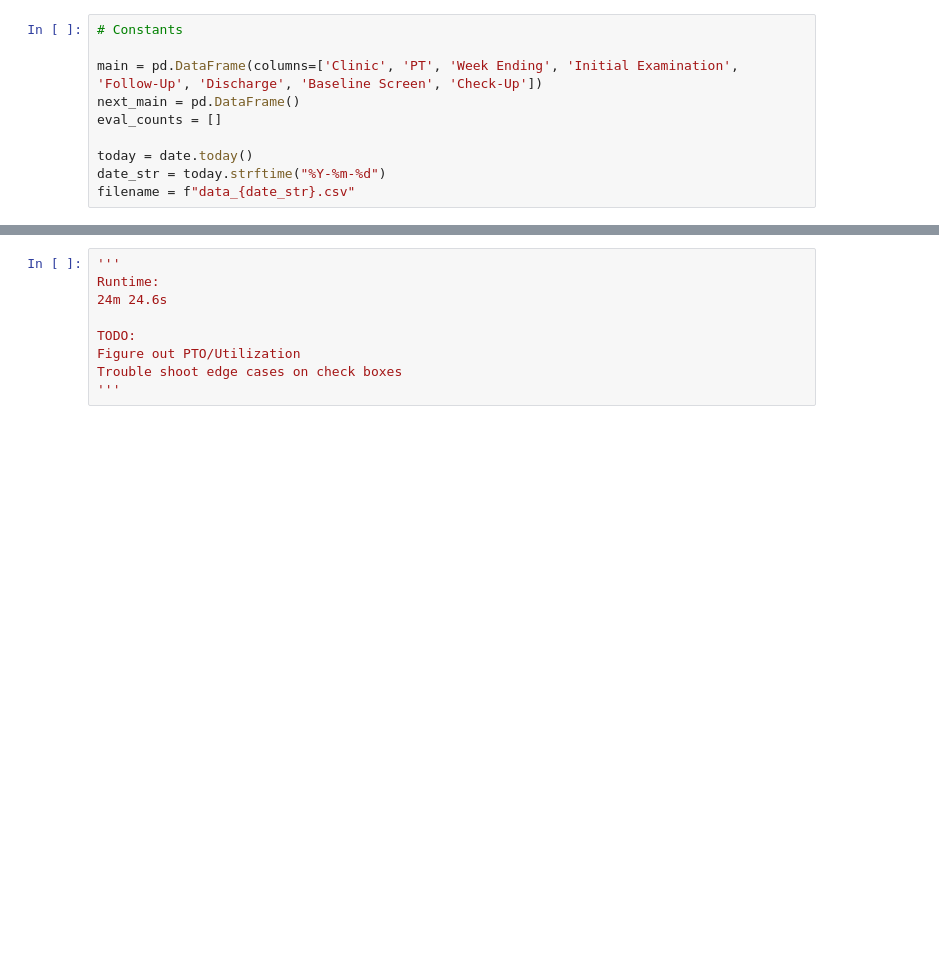
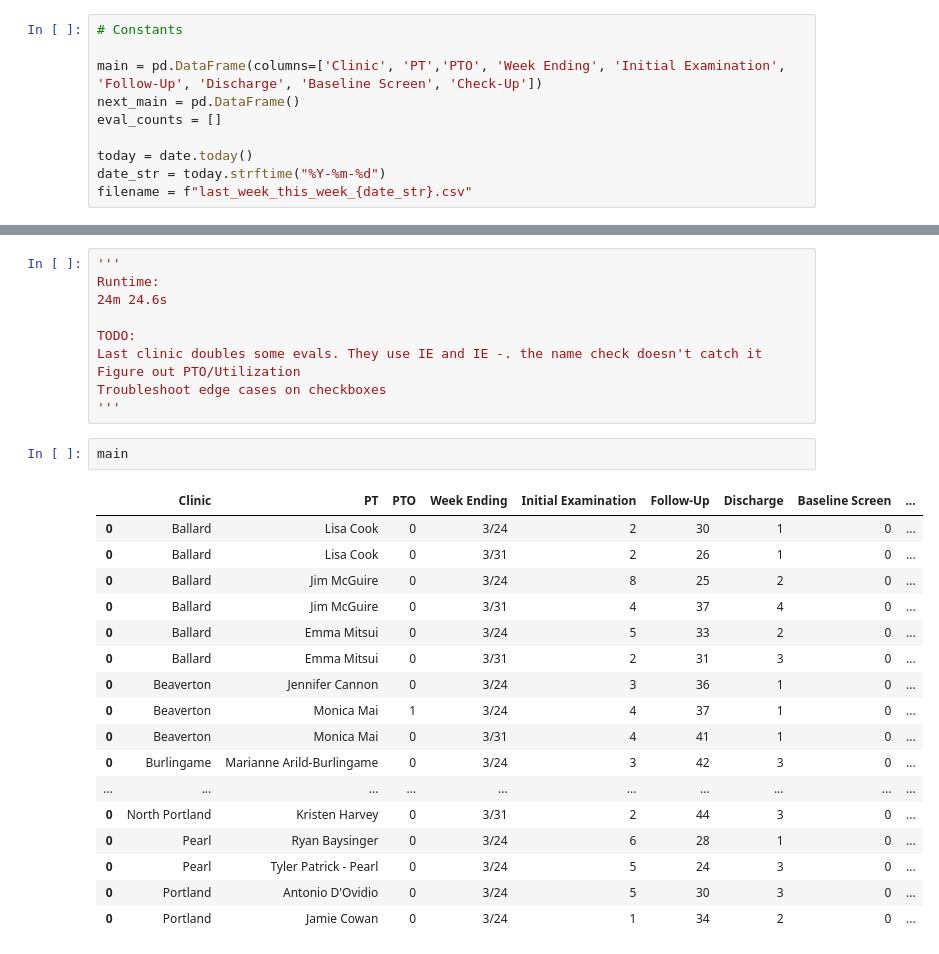
Before and after one commit to david-c-brown/webpt_navigation, a Jupyter notebook: colored_boxes.ipynb, the cells around one changed output, grey strips where cells are left out. Saved outputs shown, nothing was run; the diff lists cells and outputs as text; blank space fills up the shorter version.

```diff
--- a/colored_boxes.ipynb
+++ b/colored_boxes.ipynb
@@ -16,13 +16,13 @@ from config import user,pw,clinics
 # %%
 # Constants
 
-main = pd.DataFrame(columns=['Clinic', 'PT', 'Week Ending', 'Initial Examination', 'Follow-Up', 'Discharge', 'Baseline Screen', 'Check-Up'])
+main = pd.DataFrame(columns=['Clinic', 'PT','PTO', 'Week Ending', 'Initial Examination', 'Follow-Up', 'Discharge', 'Baseline Screen', 'Check-Up'])
 next_main = pd.DataFrame()
 eval_counts = []
 
 today = date.today()
 date_str = today.strftime("%Y-%m-%d")
-filename = f"data_{date_str}.csv"
+filename = f"last_week_this_week_{date_str}.csv"
 # %%
 # Check name similarity
 def extract_name(title):
@@ -259,6 +312,27 @@ Runtime:
 24m 24.6s
 
 TODO:
+Last clinic doubles some evals. They use IE and IE -. the name check doesn't catch it
 Figure out PTO/Utilization
-Trouble shoot edge cases on check boxes
+Troubleshoot edge cases on checkboxes
 '''
+# %%
+main
+# %% [output]
+|  | Clinic | PT | PTO | Week Ending | Initial Examination | Follow-Up | Discharge | Baseline Screen | ... |
+| 0 | Ballard | Lisa Cook | 0 | 3/24 | 2 | 30 | 1 | 0 | ... |
+| 0 | Ballard | Lisa Cook | 0 | 3/31 | 2 | 26 | 1 | 0 | ... |
+| 0 | Ballard | Jim McGuire | 0 | 3/24 | 8 | 25 | 2 | 0 | ... |
+| 0 | Ballard | Jim McGuire | 0 | 3/31 | 4 | 37 | 4 | 0 | ... |
+| 0 | Ballard | Emma Mitsui | 0 | 3/24 | 5 | 33 | 2 | 0 | ... |
+| 0 | Ballard | Emma Mitsui | 0 | 3/31 | 2 | 31 | 3 | 0 | ... |
+| 0 | Beaverton | Jennifer Cannon | 0 | 3/24 | 3 | 36 | 1 | 0 | ... |
+| 0 | Beaverton | Monica Mai | 1 | 3/24 | 4 | 37 | 1 | 0 | ... |
+| 0 | Beaverton | Monica Mai | 0 | 3/31 | 4 | 41 | 1 | 0 | ... |
+| 0 | Burlingame | Marianne Arild-Burlingame | 0 | 3/24 | 3 | 42 | 3 | 0 | ... |
+| ... | ... | ... | ... | ... | ... | ... | ... | ... | ... |
+| 0 | North Portland | Kristen Harvey | 0 | 3/31 | 2 | 44 | 3 | 0 | ... |
+| 0 | Pearl | Ryan Baysinger | 0 | 3/24 | 6 | 28 | 1 | 0 | ... |
+| 0 | Pearl | Tyler Patrick - Pearl | 0 | 3/24 | 5 | 24 | 3 | 0 | ... |
+| 0 | Portland | Antonio D'Ovidio | 0 | 3/24 | 5 | 30 | 3 | 0 | ... |
+| 0 | Portland | Jamie Cowan | 0 | 3/24 | 1 | 34 | 2 | 0 | ... |
```
Also changed, not shown: parts of 3 cells of this notebook.
